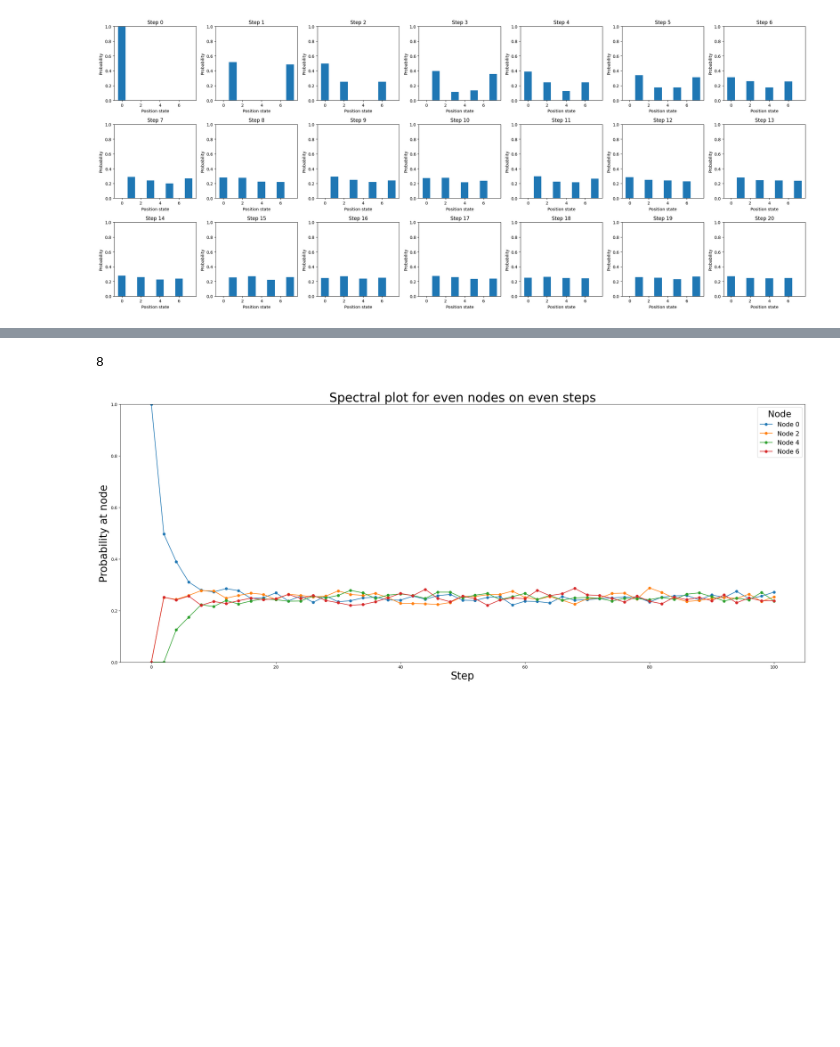
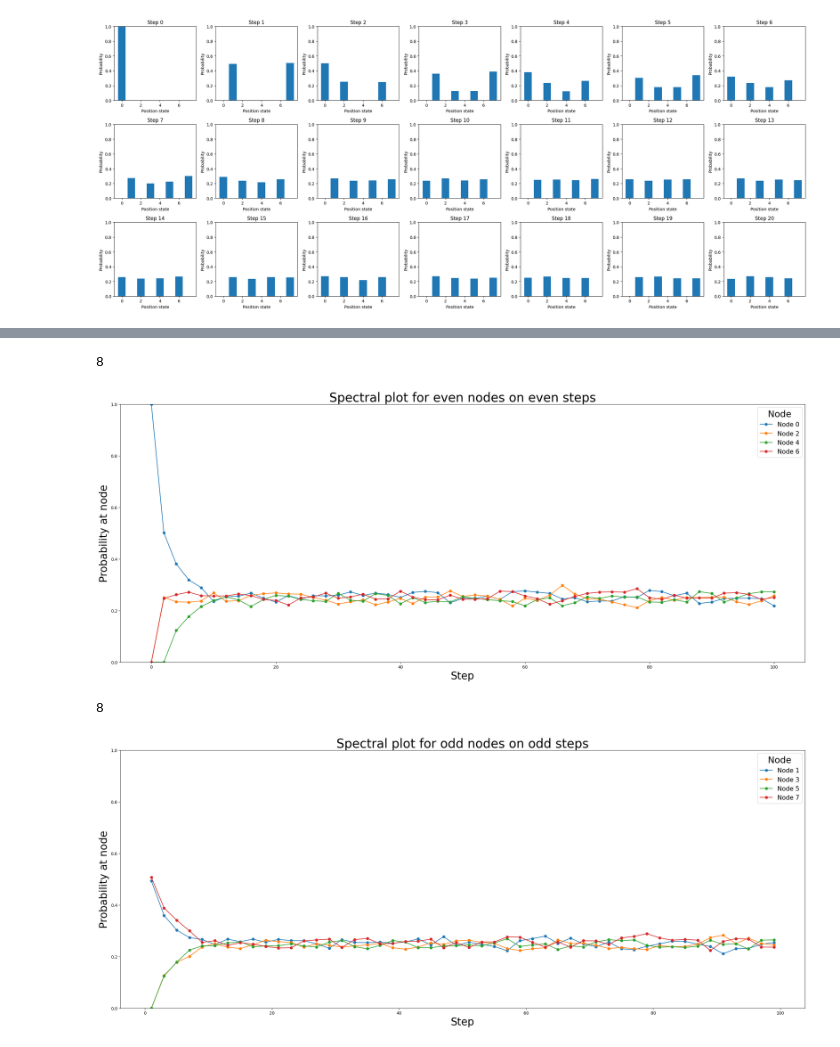
Before and after one commit to Toshihide-Sakao/DA150X-Qauntum-Szegedy-Walk, a Jupyter notebook: clasic_rwalk/crw_evol.ipynb, the cells around one changed output, grey strips where cells are left out. Cells and saved outputs as stored; diff of their text form; code cells hidden in the pictures; blank space fills up the shorter version.

```diff
--- a/clasic_rwalk/crw_evol.ipynb
+++ b/clasic_rwalk/crw_evol.ipynb
@@ -149,8 +149,11 @@ plot_spectral(values, 200, 0)
 # %%
 plot_spectral_all(values, 100, 0)
+plot_spectral_all(values, 100, 1)
 # %% [output]
 8
-[figure, old version]
+[figure, new version]
+8
+[figure, added]
 # %%
 plot_heat_map(values, 50)
 # %% [output]
```
Also changed, not shown: parts of 3 cells of this notebook, 1 other file.
